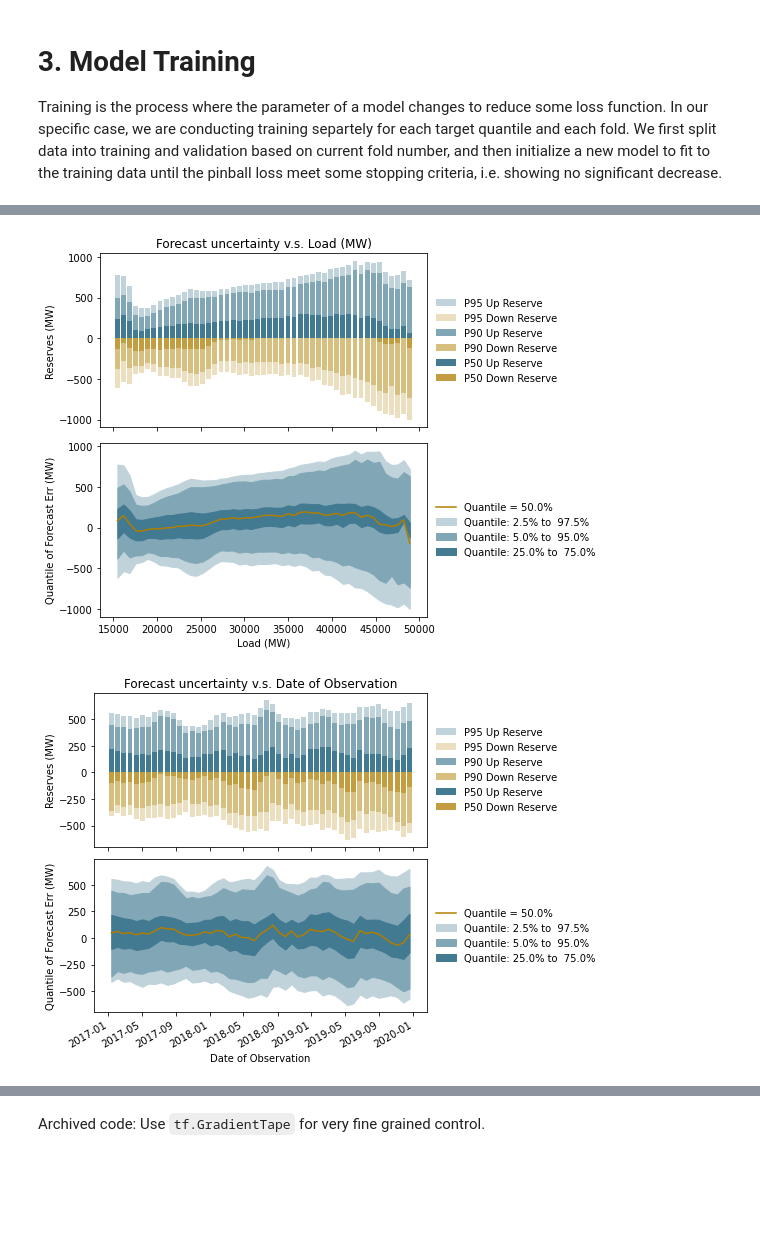
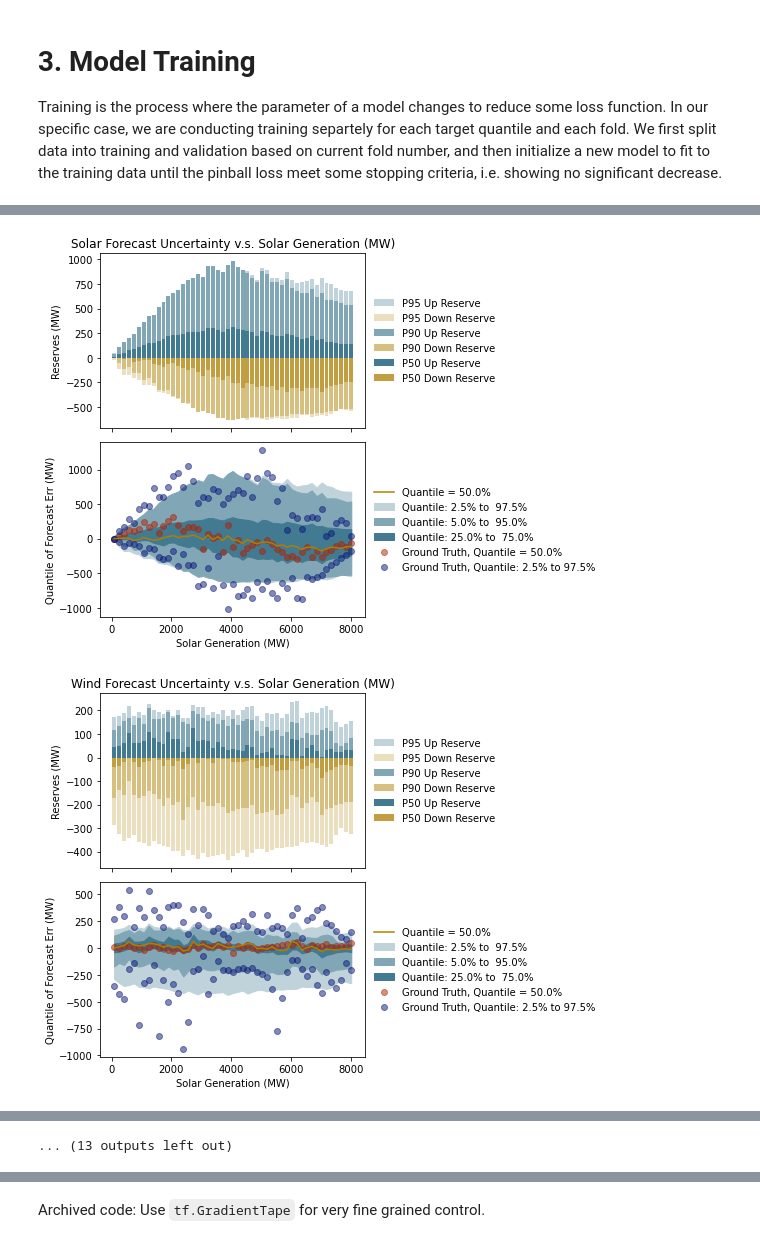
Before and after one commit to e3-/RESERVE-Public, a Jupyter notebook: code/rescue.ipynb, the cells around one changed output, grey strips where cells are left out. Cells and saved outputs as stored; diff of their text form; code cells hidden in the pictures; blank space fills up the shorter version.

```diff
--- a/code/rescue.ipynb
+++ b/code/rescue.ipynb
@@ -131,7 +175,7 @@ dense1 = tf.keras.layers.Dense(num_neurons, activation=activation_type)
 hidden1 = dense1(norm_inputs)
 dense2 = tf.keras.layers.Dense(num_neurons, activation=activation_type)
 hidden2 = dense2(hidden1)
-dense3 = tf.keras.layers.Dense(1)
+dense3 = tf.keras.layers.Dense(num_outputs)
 outputs = dense3(hidden2)
 
 # define model from inputs to outputs
@@ -297,6 +349,7 @@ After the model is trained, we use it to produce quantile predictions on the ent
 # %%
 # Initialize container for the inference result for different quantiles/CV folds
-multi_index_tau_folds = pd.MultiIndex.from_product([PI_percentiles, range(num_cv_folds)], names = ['Quantiles','Fold ID'])
+multi_index_tau_folds = pd.MultiIndex.from_product([PI_percentiles, range(num_cv_folds), output_trainval.columns.values],
+                                                   names = ['Quantiles','Fold ID', "Output_Name"])
 pred_trainval = pd.DataFrame(index = input_trainval.index, columns = multi_index_tau_folds)
 
 # Initialize container for the training loss and metric history
@@ -312,7 +365,7 @@ for i,tau in enumerate(PI_percentiles):
         training_history[i,fold_idx,:num_epochs,:] = pd.DataFrame(history[(tau, fold_idx)].history).values
 
         # Deploy model on the trainval data and record inference results
-        pred_trainval.loc[:,(tau,fold_idx)] = rescue_model_set[(tau,fold_idx)].predict(input_trainval.values)
+        pred_trainval.loc[:, (tau, fold_idx)] = rescue_model_set[(tau,fold_idx)].predict(input_trainval.values)
 
 #Output inferrence result and training history to hard drive
 pred_trainval.to_pickle(dir_str.pred_trainval_path)
@@ -323,12 +377,0 @@ This section includes an expanding set of diagnostics and visualization tool to
-# %%
-# load in quantile prediction
-if os.path.exists(dir_str.pred_trainval_path):
-    pred_trainval = pd.read_pickle(dir_str.pred_trainval_path)
-    pred_trainval = pred_trainval.xs(0, axis=1, level = 'Fold ID') # fold ID could really be any
-else:
-    print('No quantile prediction found! Run section 4 first!')
-# load in training history
-if os.path.exists(dir_str.training_hist_path):
-    training_hist = np.load(dir_str.training_hist_path)
-else:
-    print('No training history found!')
@@ -354,23 +434,50 @@ Visualize the forecast bias and uncertainty's change w.r.t to different input fe
 for feature, label in label_to_feature_map.items():
     # if looking at Hour and Month, binning is derived from index
     if label == "Hour":
-        feature_discretized = pred_trainval.index.hour
+        feature_discretized = pred_trainval_diag.index.hour
     elif label == 'Month':
-        feature_discretized = pred_trainval.index.month
+        feature_discretized = pred_trainval_diag.index.month
     else:
         # else the label is derived from dicretizing a continuous input
-        feature_discretized = diagnostics.discretize_input(input_trainval[feature])
+        feature_discretized = diagnostics.discretize_input(input_trainval_diag[feature])
         if label == 'Date of Observation':
+            # TODO: Delete print stmts in this section
+            print("Before changes")
+            print(feature_discretized)
             # for 'Date of Observation', we add the starting date so it shows up as a historical data
-            feature_discretized = (pd.Timestamp(input_trainval.index[0].date())
-                                   + feature_discretized.astype('int')*pd.Timedelta('1D'))
-    # plotting the uncertainty and bias for each feature bin
-    fig, axarr = diagnostics.plot_uncertainty_groupedby_feature(pred_trainval, feature_discretized,
-                                                                label_to_feature_map[feature])
+            print(feature_discretized.astype('int'))
+            print(input_trainval_diag.index[0].date())
+            feature_discretized = (pd.Timestamp(input_trainval_diag.index[0].date())
+                                   + feature_discretized[0].astype('int')*pd.Timedelta('1D'))
+            print("After changes")
+            print(feature_discretized)
+    # Plotting the uncertainty (of each model output) and bias for each feature bin
+    for response, response_label in label_to_response_map.items():
+        pred_trainval_for_current_response = pred_trainval_diag.xs(key = response, axis = 1, level = 'Output_Name')
+        # Feed in actual RTPD reserves to overlay on net load graphs
+        if response_label == "Net Load":
+            hist_rtpd_res_data = hist_rtpd_reserves
+        else:
+            hist_rtpd_res_data = None
+        # Feed in actual inputs and outputs for current selection of feature and response to be overlaid on top of
+        # graph showing forecast error uncertainty
+        trainval_inputs_current_feature = input_trainval_diag[feature]
+        trainval_outputs_current_response = output_trainval_diag[response]
+        # Make plot with chosen specifications
+        fig, axarr = diagnostics.plot_uncertainty_groupedby_feature(pred_trainval_for_current_response, feature_discretized,
+                                                                label_to_feature_map[feature], response_label,
+                                                                trainval_inputs_current_feature,
+                                                                trainval_outputs_current_response,
+                                                                hist_rtpd_res_data)
 
-    # special formatting of the x axis when we are using date observation
-    if label == 'Date of Observation':
-        fig.autofmt_xdate()
+        # Special formatting of the x axis when we are using date observation
+        # TODO: Fix dates when only a subset of the total dataset is being plotted
+        if label == 'Date of Observation':
+            fig.autofmt_xdate()
 
-    fig.savefig(os.path.join(dir_str.diag_dir,label +'.png'), dpi = default_dpi) # save figure
+        # Save fig if user so desires
+        if save_fig_flag:
+            fig_file_name = "{}_vs_{}_year_{}_mth_{}.svg".format(response_label, label,
+                                                                 str(diagnostics_for_year), str(diagnostics_for_month))
+            fig.savefig(os.path.join(dir_str.plots_dir, fig_file_name), dpi = default_dpi)
 # %% [output]
@@ -379,2 +503,2 @@ for feature, label in label_to_feature_map.items():
-[figure, old version]
+[figure, new version]
-[figure, old version]
+[figure, new version]
@@ -382,0 +512 @@ for feature, label in label_to_feature_map.items():
+... (13 outputs left out)
```
Also changed, not shown: parts of 24 cells of this notebook, 2 other files.
